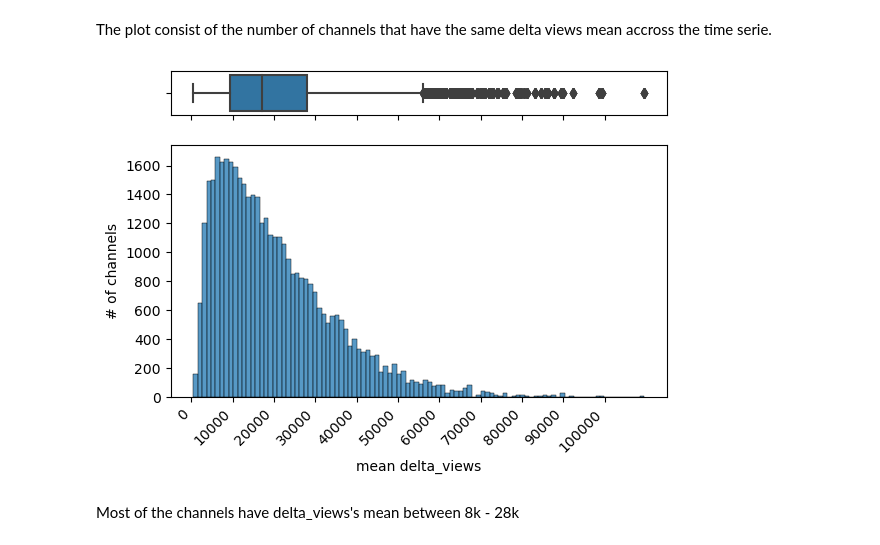
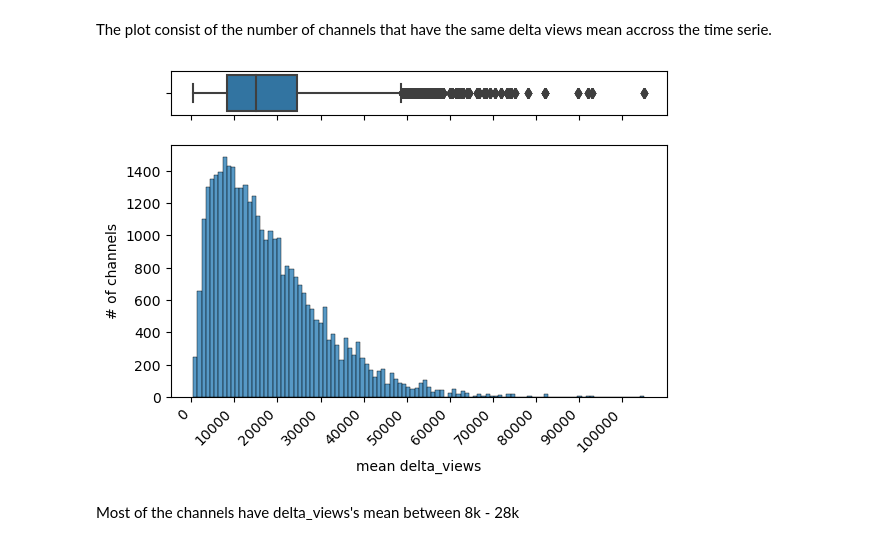
Before and after one commit to epfl-ada/ada-2022-project-pinacolada, a Jupyter notebook: notebook.ipynb, the cells around one changed output. Saved outputs shown, nothing was run; the diff lists cells and outputs as text; code cells hidden in the pictures.

```diff
--- a/notebook.ipynb
+++ b/notebook.ipynb
@@ -280,19 +280,19 @@ long_timeseries = pd.read_pickle("./cleantimeseries.pkl")
 The plot consist of the number of channels that have the same delta views mean accross the time serie.
 # %%
 means = long_timeseries.groupby('channel')['delta_views'].mean().round(-1).astype(int)
-vc = means.value_counts()[means.value_counts() > 6]
+vc = means.value_counts()[means.value_counts() > 7]
 means = means[np.isin(means.values, (vc.index))]
 
 f, (ax_box, ax_hist) = plt.subplots(2, sharex=True, gridspec_kw={"height_ratios": (.15, .85)})
 sns.boxplot(x=means, ax=ax_box)
 sns.histplot(x=means, ax=ax_hist)
 ax_hist.set_xticks(range(0, 110000, 10000))
 ax_box.set_xticks(range(0, 110000, 10000))
 ax_hist.set_xlabel("mean delta_views")
 ax_hist.set_ylabel("# of channels")
 f.autofmt_xdate(rotation=45)
 # %% [output]
-[figure, old version]
+[figure, new version]
 # %% [markdown]
 Most of the channels have delta_views's mean between 8k - 28k
 # %% [markdown]
```
Also changed, not shown: parts of 57 cells of this notebook.
